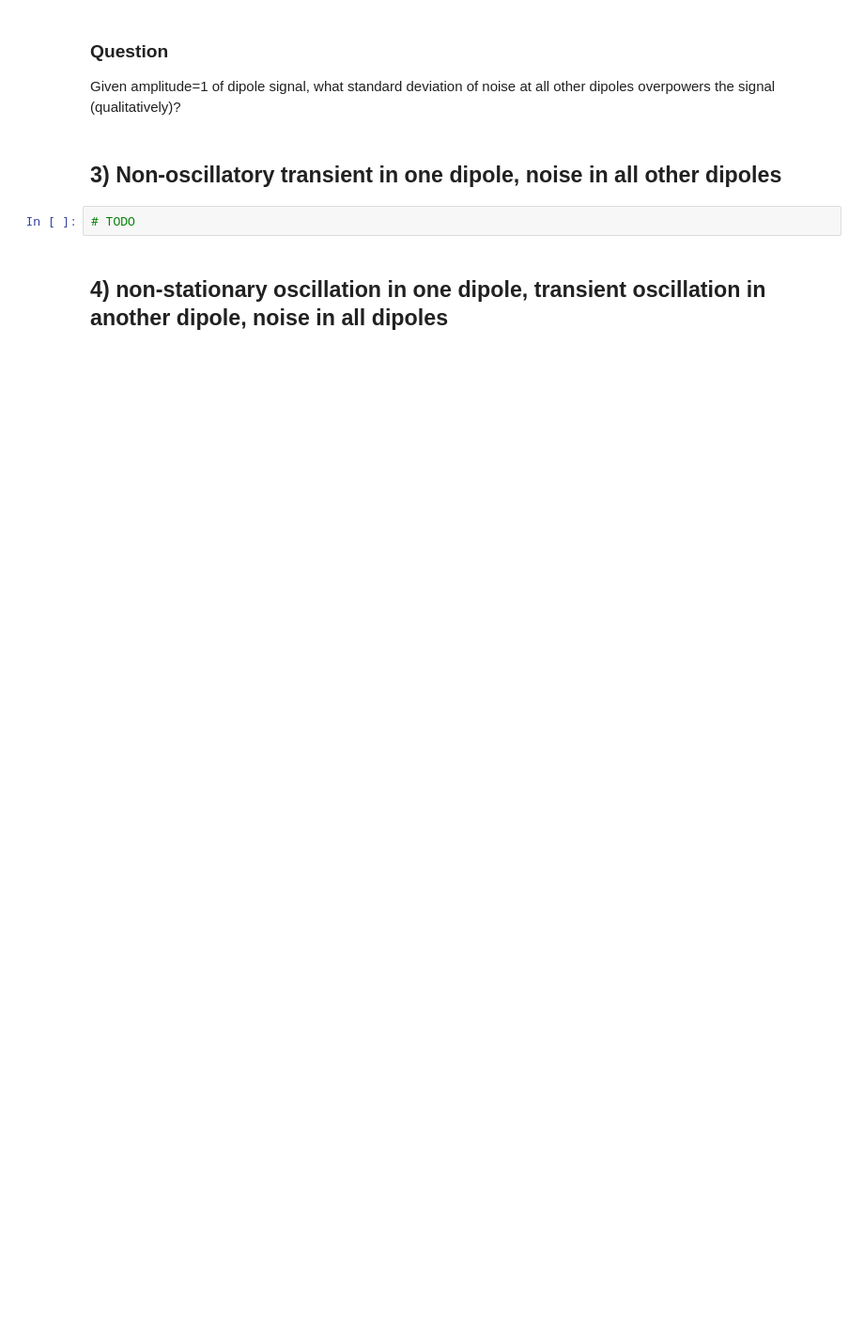
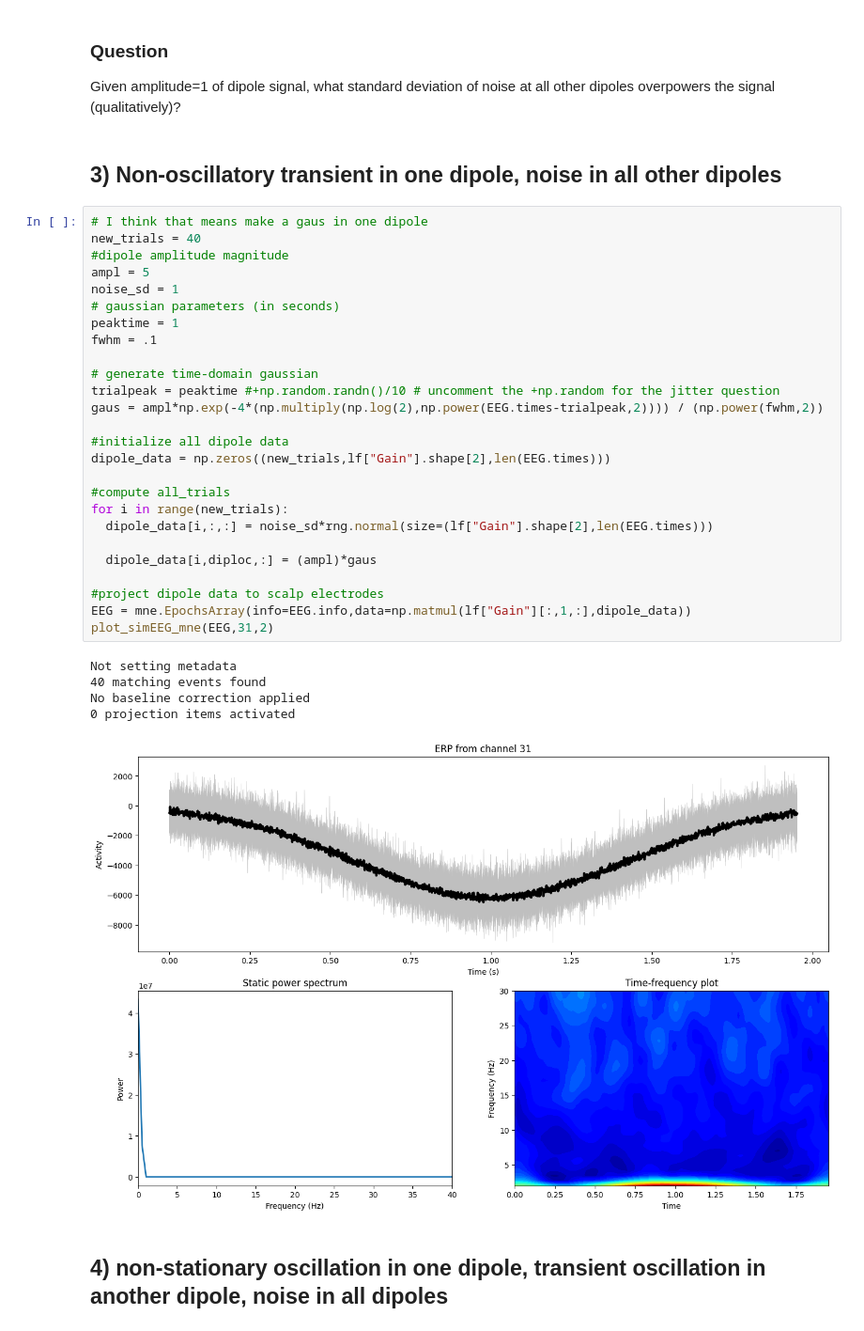
Before and after one commit to shabkr/Neural-Signal-Processing-Analysis, a Jupyter notebook: section_03/NTSA_simEEG_project2.ipynb, the cells around one changed output. Shown at 94% size. Drawn from its saved outputs; the diff is of its cells as text; blank space fills up the shorter version.

```diff
--- a/section_03/NTSA_simEEG_project2.ipynb
+++ b/section_03/NTSA_simEEG_project2.ipynb
@@ -76,7 +161,37 @@ Given amplitude=1 of dipole signal, what standard deviation of noise at all othe
 # %% [markdown]
 ## 3) Non-oscillatory transient in one dipole, noise in all other dipoles
 # %%
-# TODO
+# I think that means make a gaus in one dipole
+new_trials = 40
+#dipole amplitude magnitude
+ampl = 5
+noise_sd = 1
+# gaussian parameters (in seconds)
+peaktime = 1
+fwhm = .1
+
+# generate time-domain gaussian
+trialpeak = peaktime #+np.random.randn()/10 # uncomment the +np.random for the jitter question
+gaus = ampl*np.exp(-4*(np.multiply(np.log(2),np.power(EEG.times-trialpeak,2)))) / (np.power(fwhm,2))
+
+#initialize all dipole data
+dipole_data = np.zeros((new_trials,lf["Gain"].shape[2],len(EEG.times)))
+
+#compute all_trials
+for i in range(new_trials):
+  dipole_data[i,:,:] = noise_sd*rng.normal(size=(lf["Gain"].shape[2],len(EEG.times)))
+
+  dipole_data[i,diploc,:] = (ampl)*gaus
+
+#project dipole data to scalp electrodes
+EEG = mne.EpochsArray(info=EEG.info,data=np.matmul(lf["Gain"][:,1,:],dipole_data))
+plot_simEEG_mne(EEG,31,2)
+# %% [output]
+Not setting metadata
+40 matching events found
+No baseline correction applied
+0 projection items activated
+[figure, added]
 # %% [markdown]
 ## 4) non-stationary oscillation in one dipole, transient oscillation in another dipole, noise in all dipoles
 # %%
```
Also changed, not shown: parts of 11 cells of this notebook.
